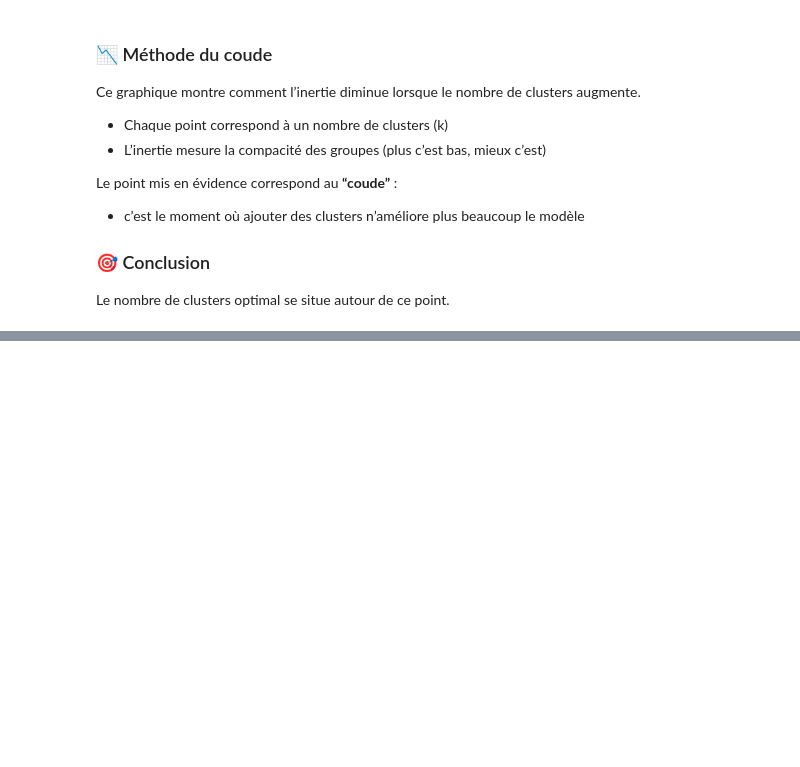
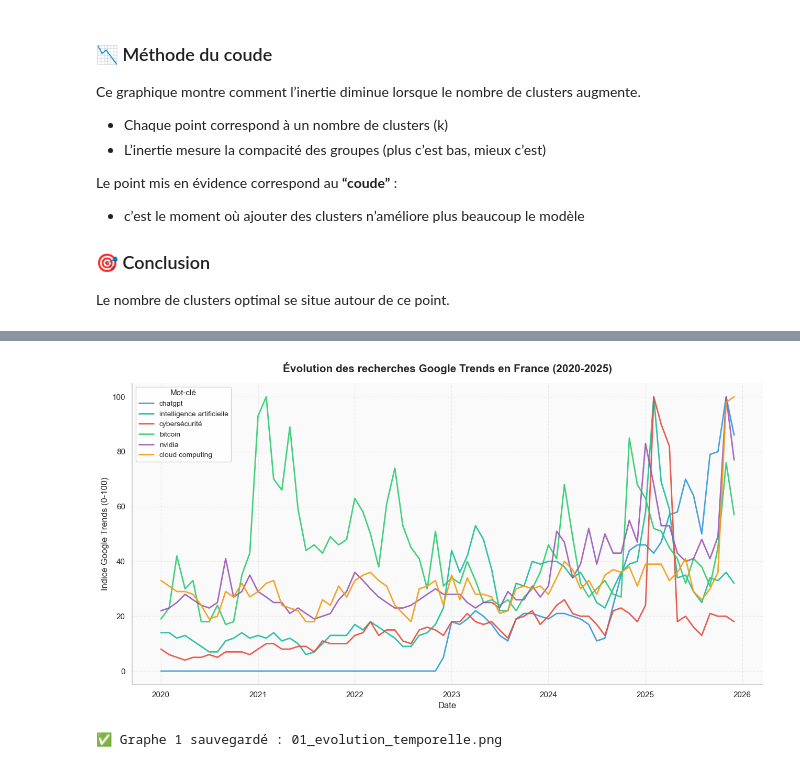
Before and after one commit to NacPKZ/projet-google-trends, a Jupyter notebook: notebook/projet_google_trends.ipynb, the cells around one changed output, grey strips where cells are left out. Saved outputs shown, nothing was run; the diff lists cells and outputs as text; code cells hidden in the pictures; blank space fills up the shorter version.

Commit message:
Mise à jour du notebook : ajout interprétations et graphiques

```diff
--- a/notebook/projet_google_trends.ipynb
+++ b/notebook/projet_google_trends.ipynb
@@ -1201,0 +1284,19 @@ figures : ['courbes_globales_selection.png', 'courbes_individuelles_selection.pn
+# %%
+# Configuration du style visuel - palette moderne et claire
+sns.set_theme(style="whitegrid", context="notebook")
+
+# Palette moderne et claire : bleu ciel, turquoise, corail, menthe, lavande, pêche
+couleurs_perso = ["#3498DB", "#1ABC9C", "#E74C3C", "#2ECC71", "#9B59B6", "#F39C12"]
+sns.set_palette(couleurs_perso)
+
+# Paramètres par défaut pour tous les graphiques
+plt.rcParams["figure.figsize"] = (12, 6)
+plt.rcParams["axes.titleweight"] = "bold"
+plt.rcParams["axes.titlesize"] = 14
+plt.rcParams["axes.labelsize"] = 11
+plt.rcParams["legend.frameon"] = True
+plt.rcParams["legend.framealpha"] = 0.9
+plt.rcParams["axes.spines.top"] = False
+plt.rcParams["axes.spines.right"] = False
+
+print("🎨 Style visuel configuré")
@@ -1201,0 +1318,58 @@ figures : ['courbes_globales_selection.png', 'courbes_individuelles_selection.pn
+# %%
+# Graphe 1 : Évolution temporelle d'une sélection de mots-clés
+
+# Sélection de 6 mots-clés représentatifs
+selection = [
+    "chatgpt",
+    "intelligence artificielle",
+    "cybersécurité",
+    "bitcoin",
+    "nvidia",
+    "cloud computing"
+]
+
+# Garder uniquement ceux qui existent dans les données
+selection_valides = [m for m in selection if m in df_wide.columns]
+
+# Création du graphique
+fig, ax = plt.subplots(figsize=(13, 7))
+
+for i, mot in enumerate(selection_valides):
+    ax.plot(
+        df_wide.index,
+        df_wide[mot],
+        label=mot,
+        color=couleurs_perso[i],
+        linewidth=2,
+        alpha=0.9
+    )
+
+# Titres et labels
+ax.set_title("Évolution des recherches Google Trends en France (2020-2025)",
+             fontsize=15, pad=15)
+ax.set_xlabel("Date", fontsize=12)
+ax.set_ylabel("Indice Google Trends (0-100)", fontsize=12)
+
+# Légende
+ax.legend(title="Mot-clé", loc="upper left", fontsize=10, title_fontsize=11)
+
+# Grille discrète
+ax.grid(True, alpha=0.3, linestyle="--")
+
+# Arrière-plan léger
+ax.set_facecolor("#FAFAFA")
+
+plt.tight_layout()
+
+# Sauvegarde
+plt.savefig(
+    os.path.join(FIG_DIR, "01_evolution_temporelle.png"),
+    dpi=300,
+    bbox_inches="tight"
+)
+plt.show()
+
+print("✅ Graphe 1 sauvegardé : 01_evolution_temporelle.png")
+# %% [output]
+[figure, added]
+✅ Graphe 1 sauvegardé : 01_evolution_temporelle.png
```
Also changed, not shown: parts of 65 cells of this notebook, 24 other files.
